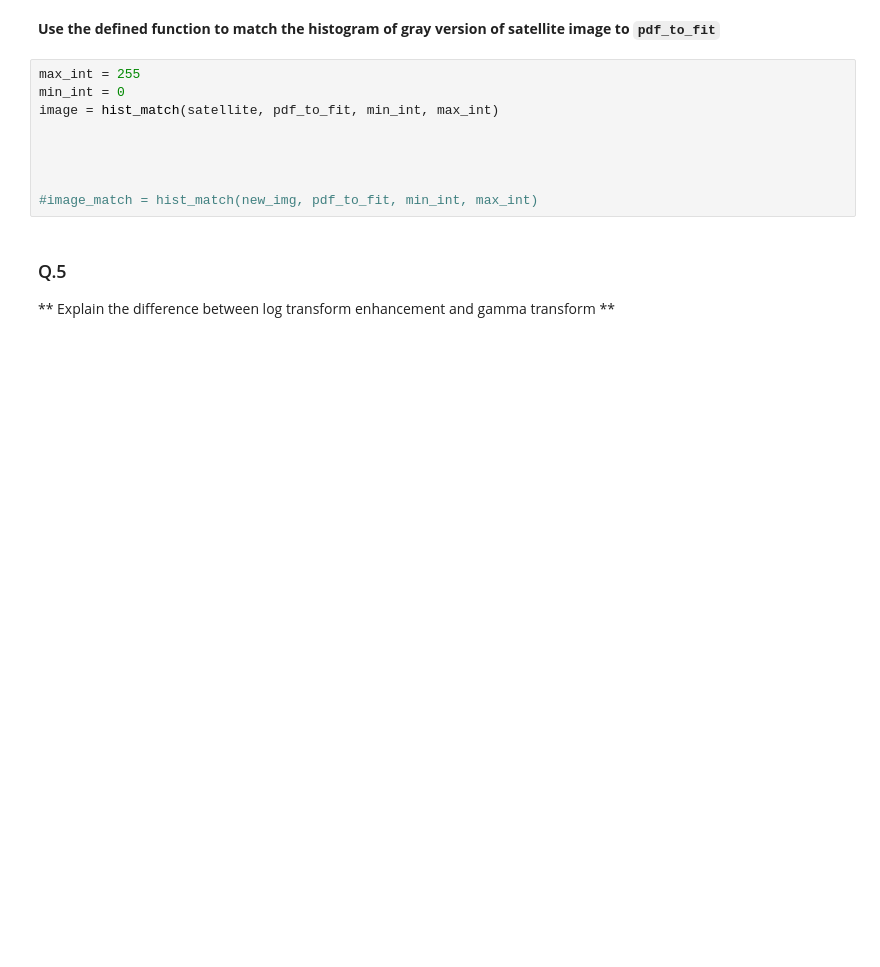
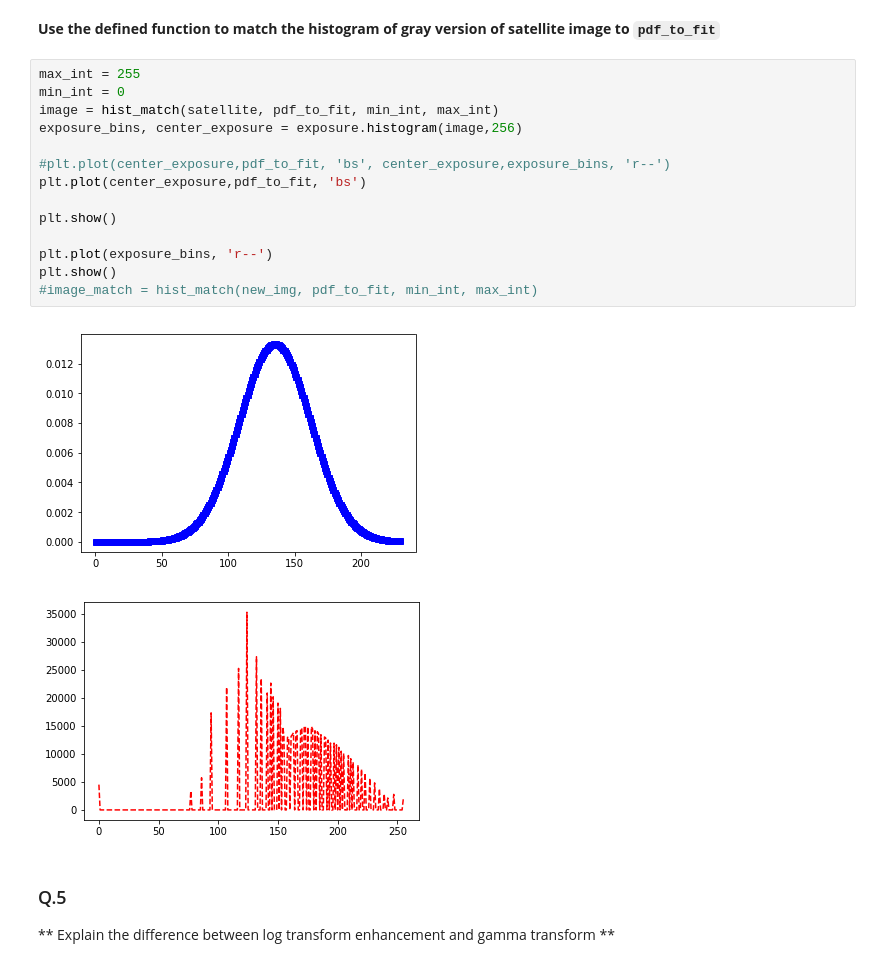
Before and after one commit to vaishnavmohit/B31XB-IIP-TP-1718, a Jupyter notebook: 2-image-enhancement/2-enhancement-supplementary.ipynb, the cells around one changed output. Drawn from its saved outputs; the diff is of its cells as text; blank space fills up the shorter version.

```diff
--- a/2-image-enhancement/2-enhancement-supplementary.ipynb
+++ b/2-image-enhancement/2-enhancement-supplementary.ipynb
@@ -198,12 +198,20 @@ pdf_to_fit = norm.pdf(x, 150, 30)
 # %%
 max_int = 255
 min_int = 0
 image = hist_match(satellite, pdf_to_fit, min_int, max_int)
+exposure_bins, center_exposure = exposure.histogram(image,256)
 
+#plt.plot(center_exposure,pdf_to_fit, 'bs', center_exposure,exposure_bins, 'r--')
+plt.plot(center_exposure,pdf_to_fit, 'bs')
 
+plt.show()
 
-
+plt.plot(exposure_bins, 'r--')
+plt.show()
 #image_match = hist_match(new_img, pdf_to_fit, min_int, max_int)
+# %% [output]
+[figure, added]
+[figure, added]
 # %% [markdown]
 ### Q.5
 
```
Also changed, not shown: parts of 2 cells of this notebook.
